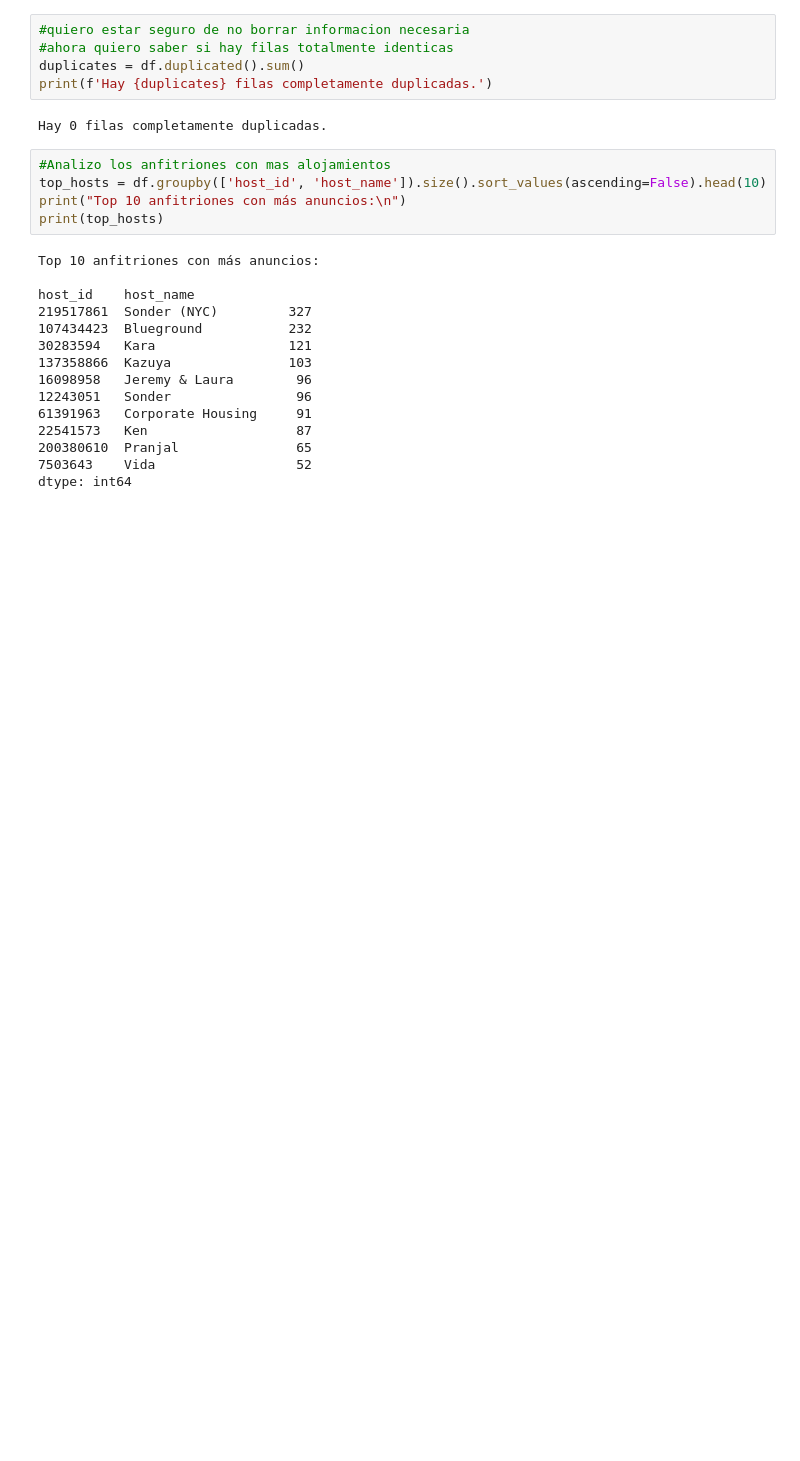
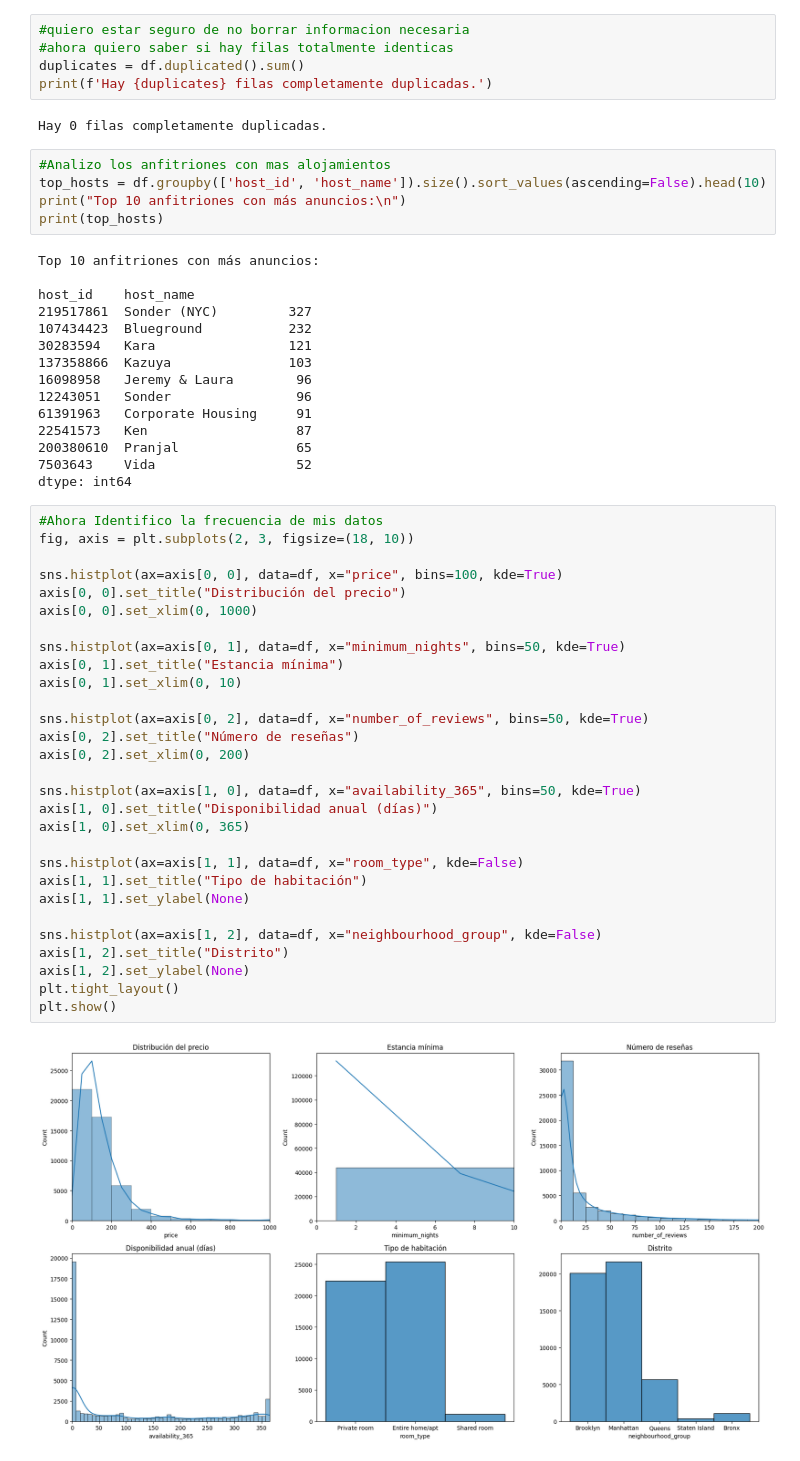
Before and after one commit to 4GeeksAcademy/JESE-MACHINE-LEARNING-PYTHON_1, a Jupyter notebook: src/explore.ipynb, the cells around one changed output. Cells and saved outputs as stored; diff of their text form; blank space fills up the shorter version.

```diff
--- a/src/explore.ipynb
+++ b/src/explore.ipynb
@@ -111,3 +153,34 @@ host_id    host_name
 200380610  Pranjal               65
 7503643    Vida                  52
 dtype: int64
+# %%
+#Ahora Identifico la frecuencia de mis datos
+fig, axis = plt.subplots(2, 3, figsize=(18, 10))
+
+sns.histplot(ax=axis[0, 0], data=df, x="price", bins=100, kde=True)
+axis[0, 0].set_title("Distribución del precio")
+axis[0, 0].set_xlim(0, 1000)
+
+sns.histplot(ax=axis[0, 1], data=df, x="minimum_nights", bins=50, kde=True)
+axis[0, 1].set_title("Estancia mínima")
+axis[0, 1].set_xlim(0, 10)
+
+sns.histplot(ax=axis[0, 2], data=df, x="number_of_reviews", bins=50, kde=True)
+axis[0, 2].set_title("Número de reseñas")
+axis[0, 2].set_xlim(0, 200)
+
+sns.histplot(ax=axis[1, 0], data=df, x="availability_365", bins=50, kde=True)
+axis[1, 0].set_title("Disponibilidad anual (días)")
+axis[1, 0].set_xlim(0, 365)
+
+sns.histplot(ax=axis[1, 1], data=df, x="room_type", kde=False)
+axis[1, 1].set_title("Tipo de habitación")
+axis[1, 1].set_ylabel(None)
+
+sns.histplot(ax=axis[1, 2], data=df, x="neighbourhood_group", kde=False)
+axis[1, 2].set_title("Distrito")
+axis[1, 2].set_ylabel(None)
+plt.tight_layout()
+plt.show()
+# %% [output]
+[figure, added]
```
Also changed, not shown: parts of 7 cells of this notebook.
